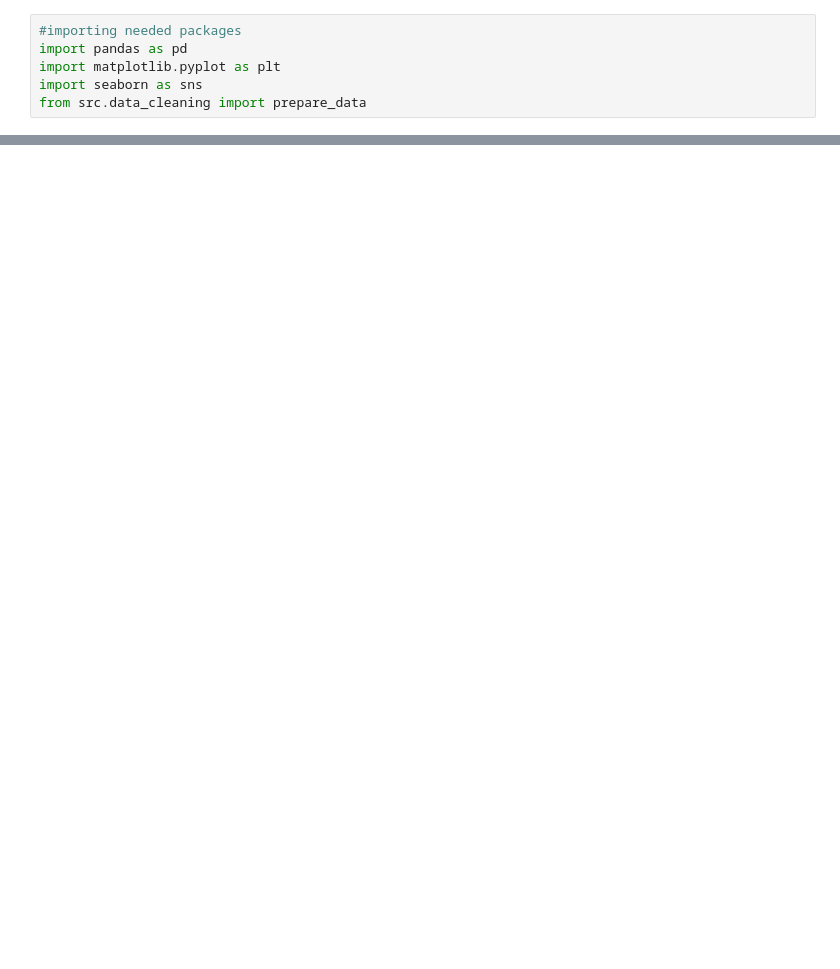
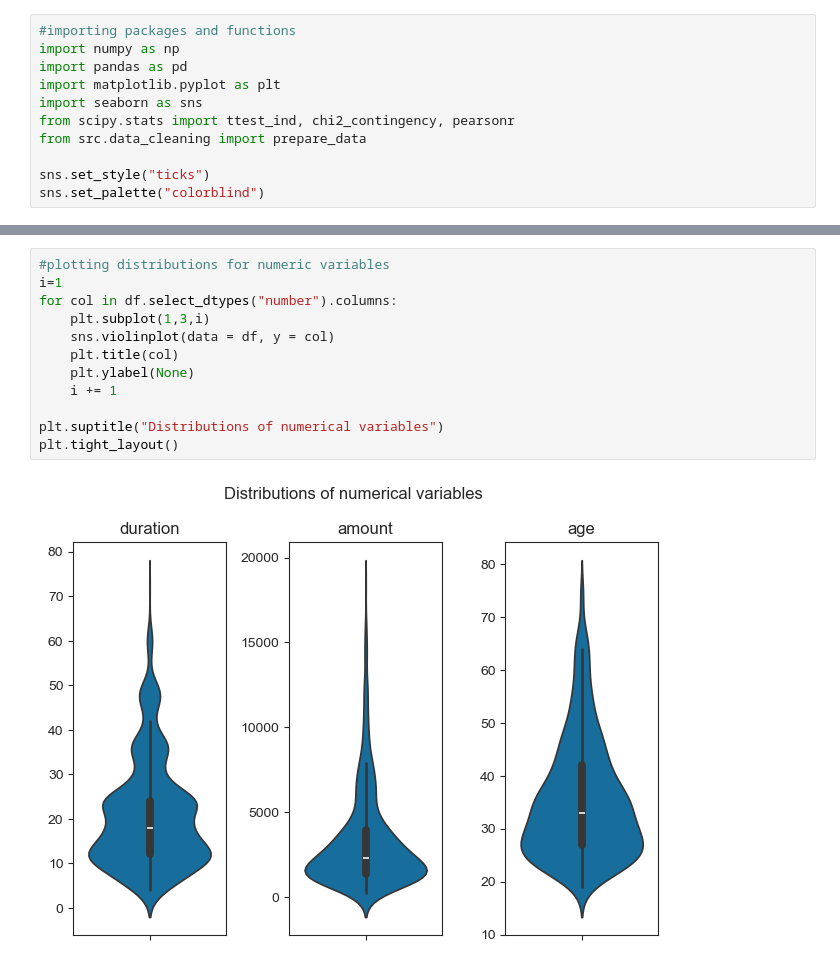
Before and after one commit to alexwill314/german_credit_eda, a Jupyter notebook: notebooks/German_Credit_Data_Analysis.ipynb, the cells around one changed output, grey strips where cells are left out. Cells and saved outputs as stored; diff of their text form; blank space fills up the shorter version.

```diff
--- a/notebooks/German_Credit_Data_Analysis.ipynb
+++ b/notebooks/German_Credit_Data_Analysis.ipynb
@@ -1,7 +9,12 @@
 # %%
-#importing needed packages
+#importing packages and functions
+import numpy as np
 import pandas as pd
 import matplotlib.pyplot as plt
 import seaborn as sns
+from scipy.stats import ttest_ind, chi2_contingency, pearsonr
 from src.data_cleaning import prepare_data
+
+sns.set_style("ticks")
+sns.set_palette("colorblind")
 # %%
@@ -53,0 +99,14 @@ data.describe()
+# %%
+#plotting distributions for numeric variables
+i=1
+for col in df.select_dtypes("number").columns:
+    plt.subplot(1,3,i)
+    sns.violinplot(data = df, y = col)
+    plt.title(col)
+    plt.ylabel(None)
+    i += 1
+
+plt.suptitle("Distributions of numerical variables")
+plt.tight_layout()
+# %% [output]
+[figure, added]
```
Also changed, not shown: parts of 51 cells of this notebook, 4 other files.
